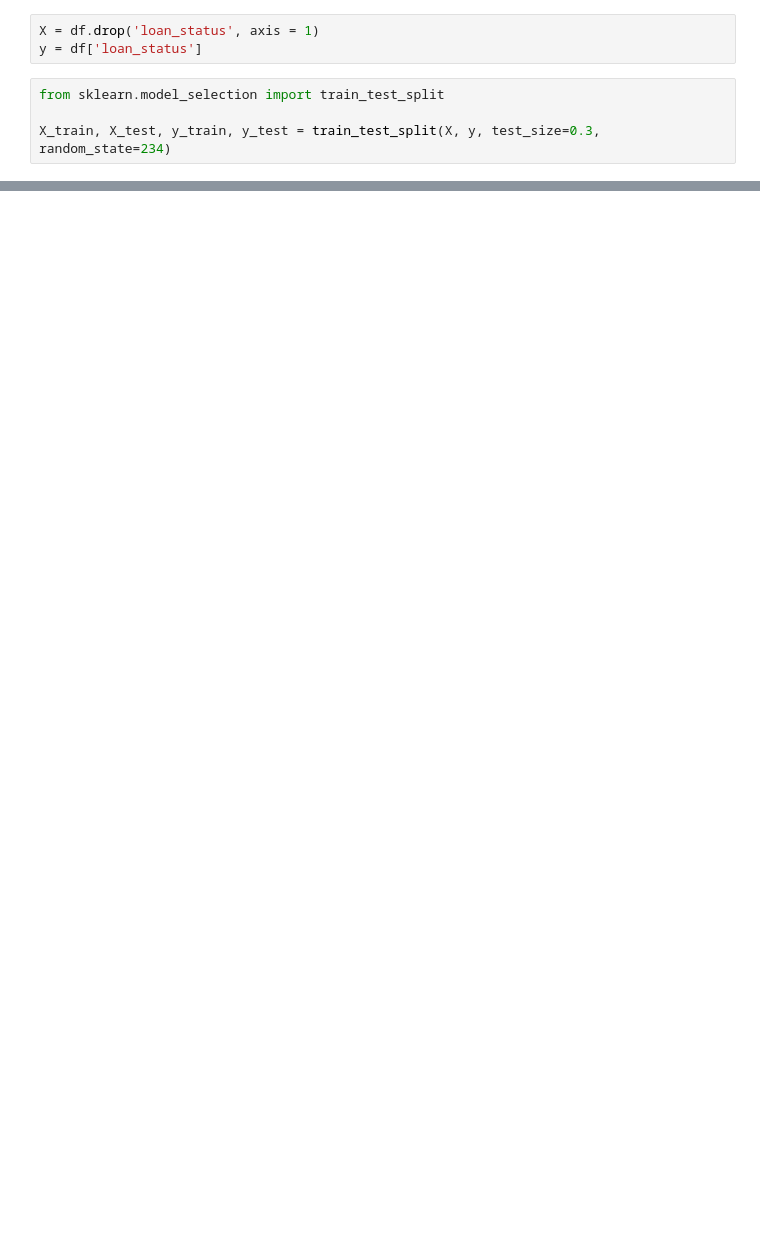
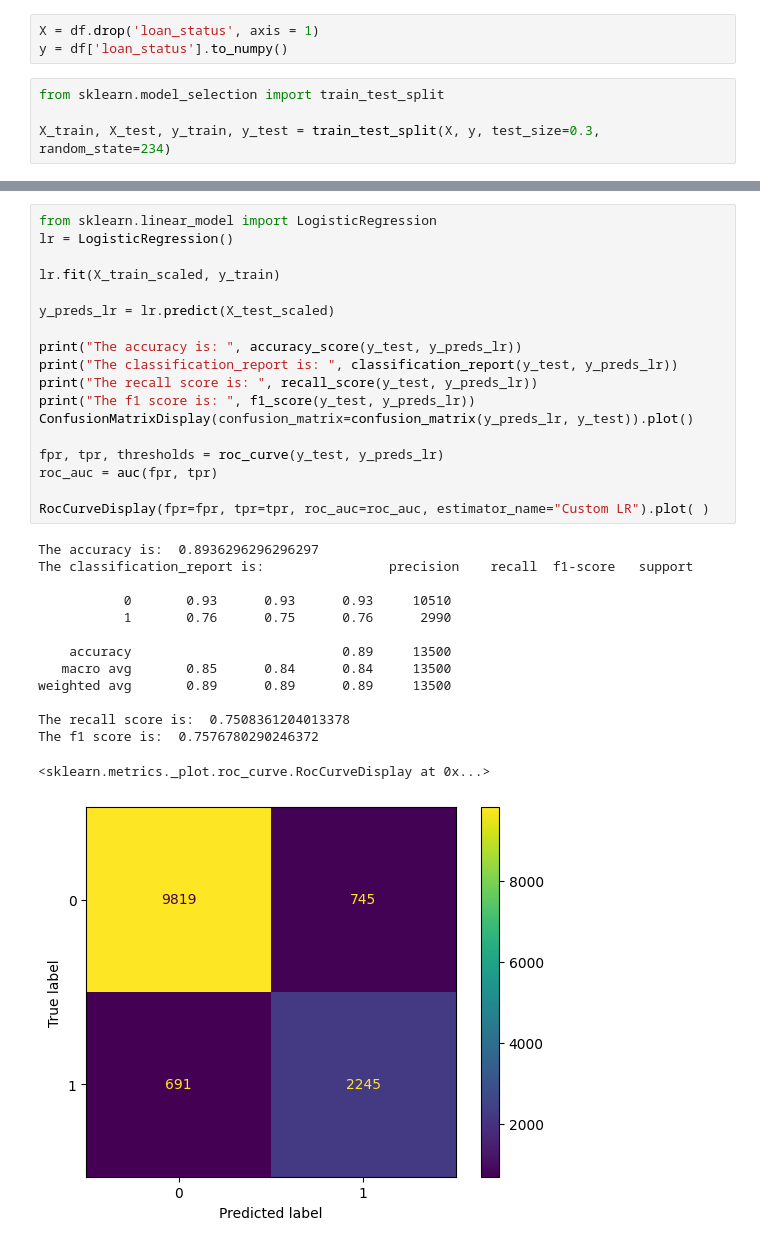
Before and after one commit to SmayanKulkarni/AI-and-ML-Course, a Jupyter notebook: ML-LAB/Final Lab/LogisticRegression.ipynb, the cells around one changed output, grey strips where cells are left out. Saved outputs shown, nothing was run; the diff lists cells and outputs as text; blank space fills up the shorter version.

Commit message:
models from scratch

```diff
--- a/ML-LAB/Final Lab/LogisticRegression.ipynb
+++ b/ML-LAB/Final Lab/LogisticRegression.ipynb
@@ -220,6 +228,6 @@ df.head()
 # %%
 X = df.drop('loan_status', axis = 1)
-y = df['loan_status']
+y = df['loan_status'].to_numpy()
 # %%
 from sklearn.model_selection import train_test_split
 
@@ -226,0 +278,33 @@ X_train, X_test, y_train, y_test = train_test_split(X, y, test_size=0.3, random_
+# %%
+from sklearn.linear_model import LogisticRegression
+lr = LogisticRegression()
+
+lr.fit(X_train_scaled, y_train)
+
+y_preds_lr = lr.predict(X_test_scaled)
+
+print("The accuracy is: ", accuracy_score(y_test, y_preds_lr))
+print("The classification_report is: ", classification_report(y_test, y_preds_lr))
+print("The recall score is: ", recall_score(y_test, y_preds_lr))
+print("The f1 score is: ", f1_score(y_test, y_preds_lr))
+ConfusionMatrixDisplay(confusion_matrix=confusion_matrix(y_preds_lr, y_test)).plot()
+
+fpr, tpr, thresholds = roc_curve(y_test, y_preds_lr)
+roc_auc = auc(fpr, tpr)
+
+RocCurveDisplay(fpr=fpr, tpr=tpr, roc_auc=roc_auc, estimator_name="Custom LR").plot( )
+# %% [output]
+The accuracy is:  0.8936296296296297
+The classification_report is:                precision    recall  f1-score   support
+
+           0       0.93      0.93      0.93     10510
+           1       0.76      0.75      0.76      2990
+
+    accuracy                           0.89     13500
+   macro avg       0.85      0.84      0.84     13500
+weighted avg       0.89      0.89      0.89     13500
+
+The recall score is:  0.7508361204013378
+The f1 score is:  0.7576780290246372
+<sklearn.metrics._plot.roc_curve.RocCurveDisplay at 0x...>
+[figure, added]
```
Also changed, not shown: parts of 12 cells of this notebook.
